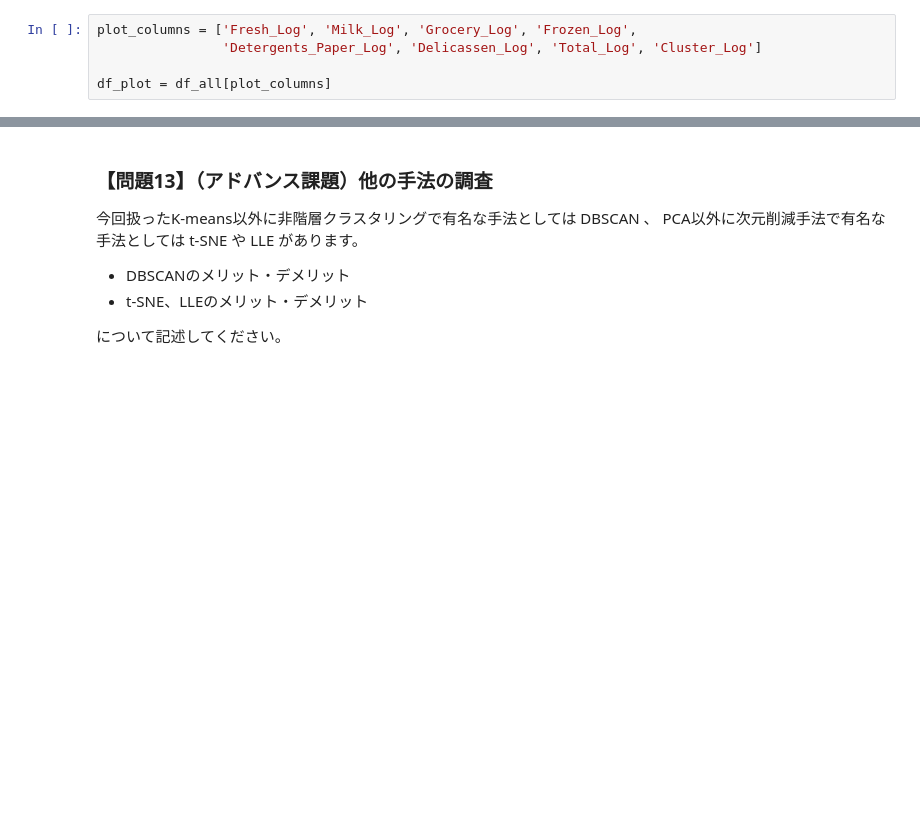
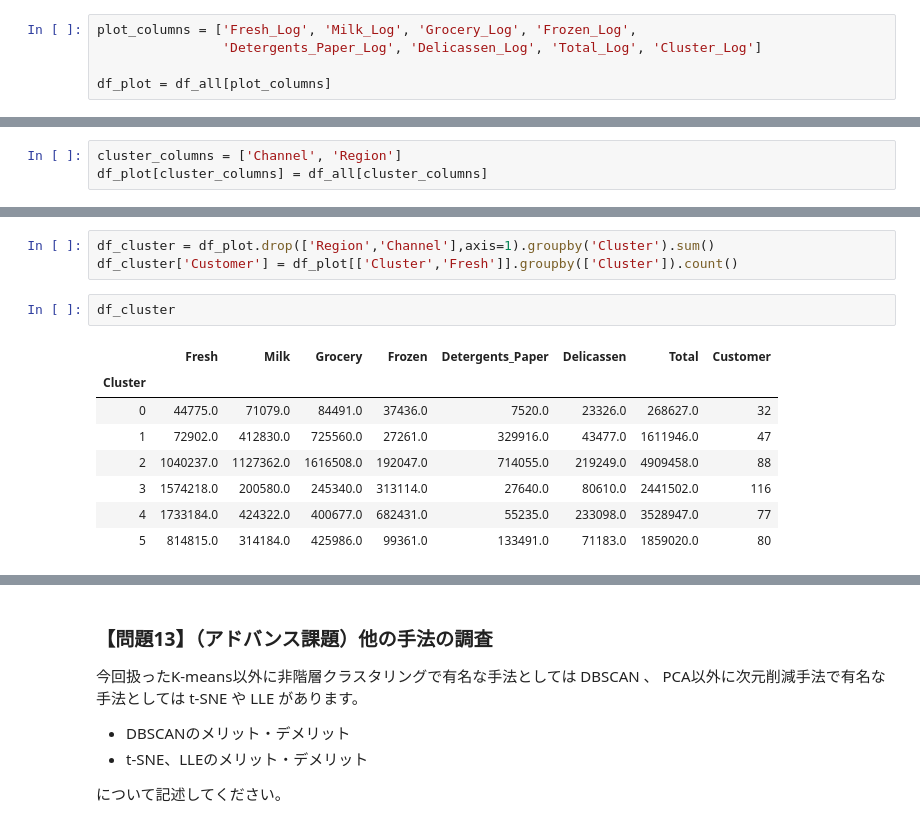
Before and after one commit to takamotoki/diveintocode-ml, a Jupyter notebook: Sprint/Term1/Sprint7_MLScratch_K-Means.ipynb, the cells around one changed output, grey strips where cells are left out. Drawn from its saved outputs; the diff is of its cells as text; blank space fills up the shorter version.

```diff
--- a/Sprint/Term1/Sprint7_MLScratch_K-Means.ipynb
+++ b/Sprint/Term1/Sprint7_MLScratch_K-Means.ipynb
@@ -1029,0 +1073,3 @@ sns.pairplot(df_plot, hue="Cluster_Log")
+# %%
+cluster_columns = ['Channel', 'Region']
+df_plot[cluster_columns] = df_all[cluster_columns]
@@ -1029,0 +1089,14 @@ sns.pairplot(df_plot, hue="Cluster_Log")
+# %%
+df_cluster = df_plot.drop(['Region','Channel'],axis=1).groupby('Cluster').sum()
+df_cluster['Customer'] = df_plot[['Cluster','Fresh']].groupby(['Cluster']).count()
+# %%
+df_cluster
+# %% [output]
+|  | Fresh | Milk | Grocery | Frozen | Detergents_Paper | Delicassen | Total | Customer |
+| Cluster |  |  |  |  |  |  |  |  |
+| 0 | 44775.0 | 71079.0 | 84491.0 | 37436.0 | 7520.0 | 23326.0 | 268627.0 | 32 |
+| 1 | 72902.0 | 412830.0 | 725560.0 | 27261.0 | 329916.0 | 43477.0 | 1611946.0 | 47 |
+| 2 | 1040237.0 | 1127362.0 | 1616508.0 | 192047.0 | 714055.0 | 219249.0 | 4909458.0 | 88 |
+| 3 | 1574218.0 | 200580.0 | 245340.0 | 313114.0 | 27640.0 | 80610.0 | 2441502.0 | 116 |
+| 4 | 1733184.0 | 424322.0 | 400677.0 | 682431.0 | 55235.0 | 233098.0 | 3528947.0 | 77 |
+| 5 | 814815.0 | 314184.0 | 425986.0 | 99361.0 | 133491.0 | 71183.0 | 1859020.0 | 80 |
```
Also changed, not shown: parts of 39 cells of this notebook.
